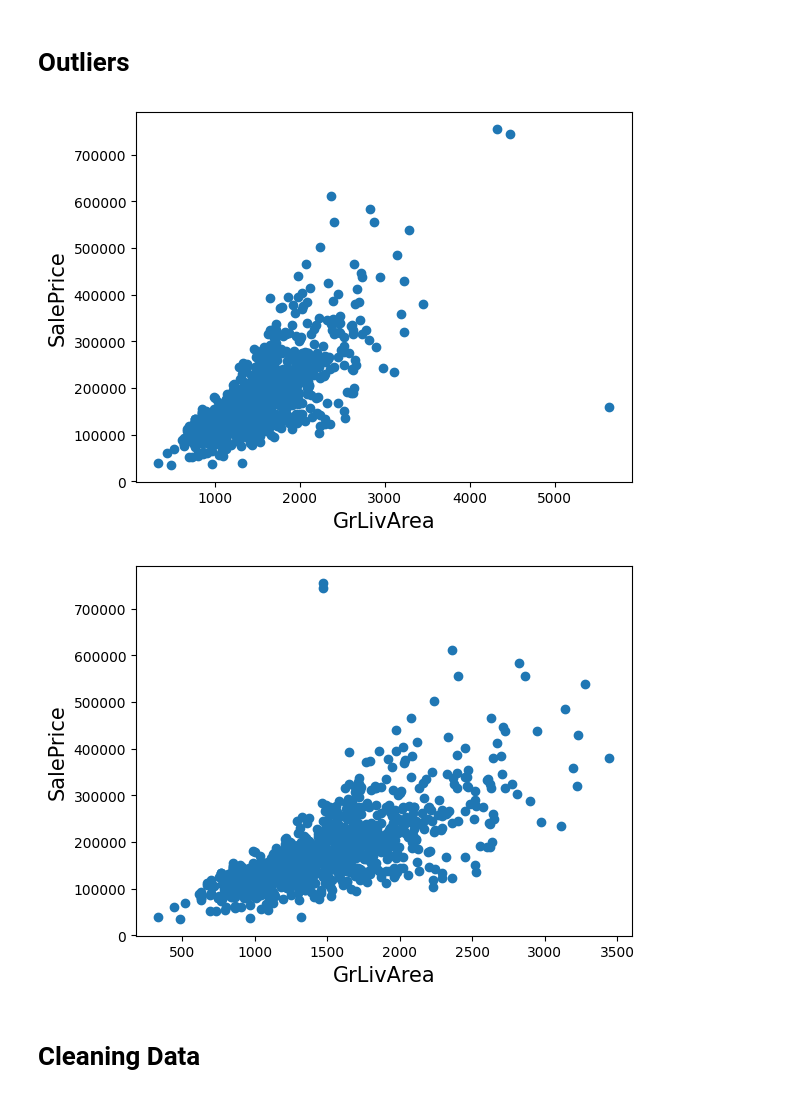
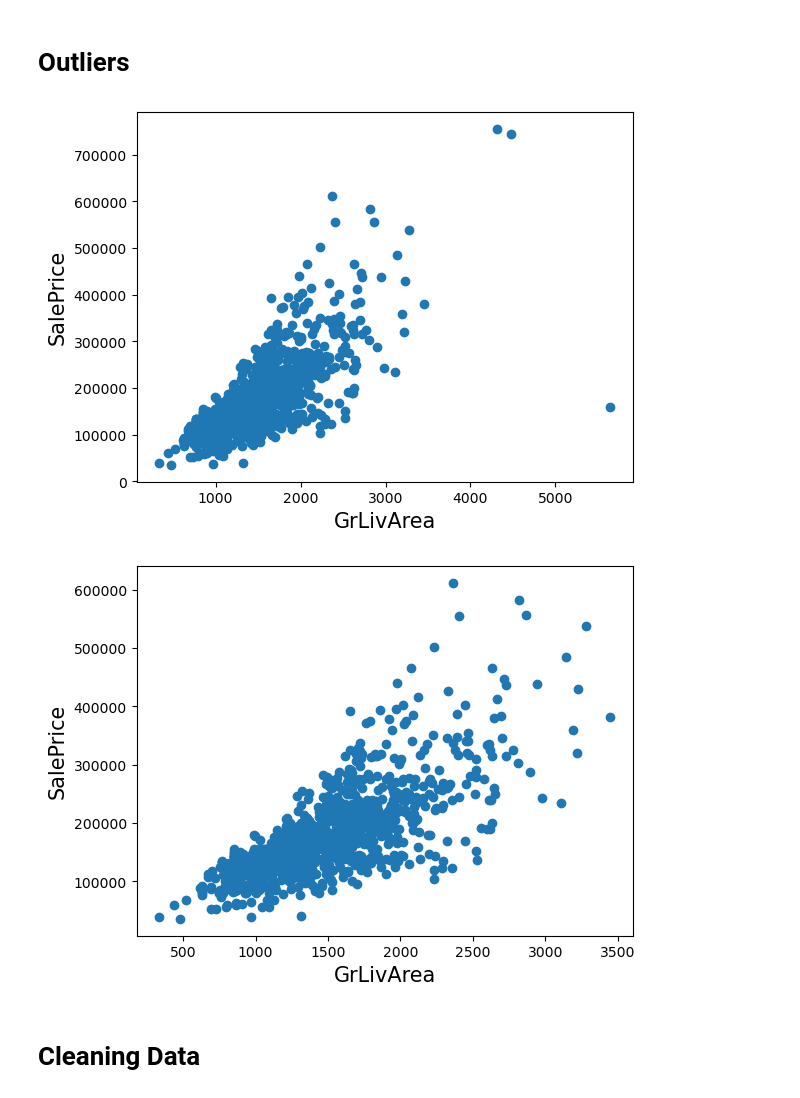
Before and after one commit to jesseknuckles/Jesse_repo, a Jupyter notebook: Competition.ipynb, the cells around one changed output. Cells and saved outputs as stored; diff of their text form; code cells hidden in the pictures.

```diff
--- a/Competition.ipynb
+++ b/Competition.ipynb
@@ -169,24 +169,27 @@ plt.show();
 # %%
 
 fig, ax = plt.subplots()
 ax.scatter(x = housing['GrLivArea'], y = housing['SalePrice'])
 plt.ylabel('SalePrice', fontsize=15)
 plt.xlabel('GrLivArea', fontsize=15)
 plt.show()
 
 
 # Replace outliers with the mean of "GrLivArea" excluding outliers
 mean_grlivarea = np.median(housing.loc[housing['GrLivArea'] <= 4000, 'GrLivArea'])
 housing.loc[housing['GrLivArea'] > 4000, 'GrLivArea'] = mean_grlivarea
+# Replace outliers in 'SalePrice' with the median of 'SalePrice' excluding outliers
+median_saleprice = np.median(housing.loc[housing['SalePrice'] <= 700000, 'SalePrice'])
+housing.loc[housing['SalePrice'] > 700000, 'SalePrice'] = median_saleprice
 
 fig, ax = plt.subplots()
 ax.scatter(x = housing['GrLivArea'], y = housing['SalePrice'])
 plt.ylabel('SalePrice', fontsize=15)
 plt.xlabel('GrLivArea', fontsize=15)
 plt.show()
 # %% [output]
-[figure, old version]
+[figure, new version]
-[figure, old version]
+[figure, new version]
 # %% [markdown]
 # Cleaning Data
 # %% [markdown]
```
Also changed, not shown: parts of 14 cells of this notebook, 1 other file.
